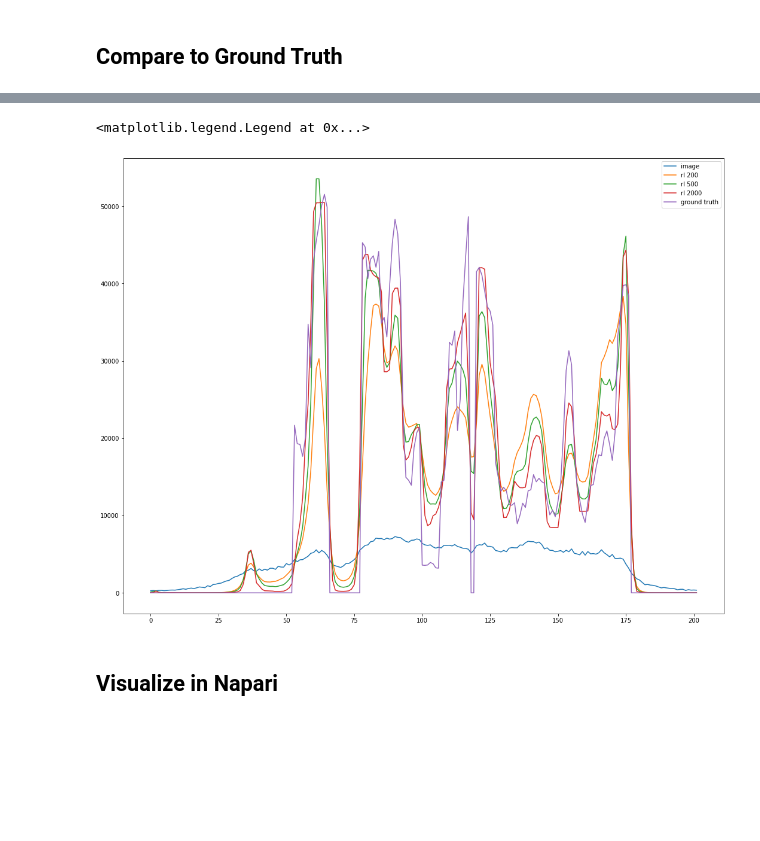
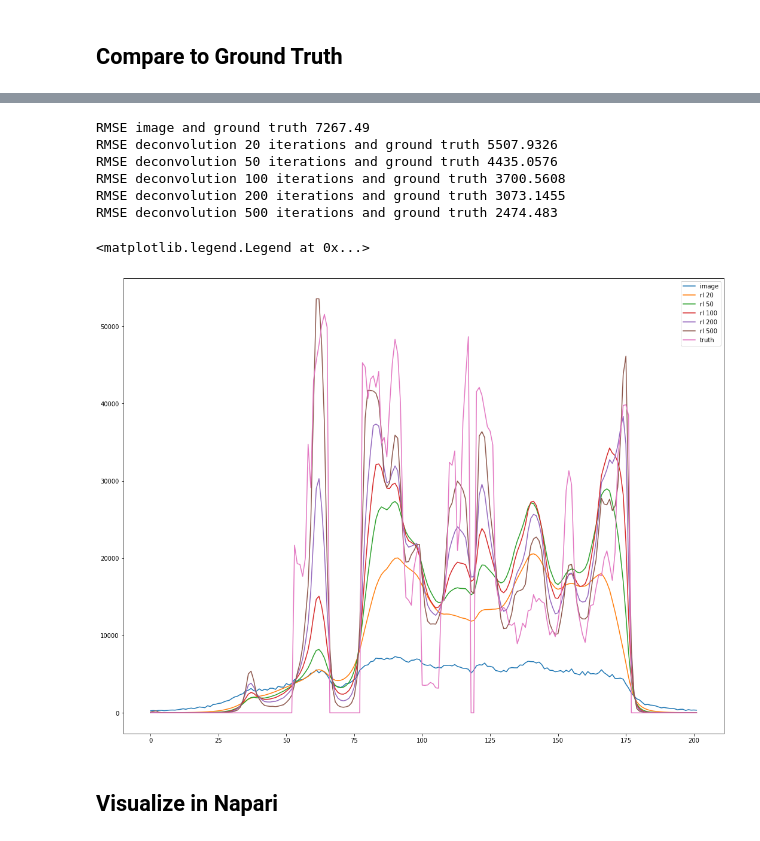
Before and after one commit to haesleinhuepf/I2K2022-napari-workshop, a Jupyter notebook: restoration/Nuclei_Deconvolution_Compare_to_Truth.ipynb, the cells around one changed output, grey strips where cells are left out. Cells and saved outputs as stored; diff of their text form; code cells hidden in the pictures; blank space fills up the shorter version.

Commit message:
Make it easy to change the iteration combinations to be tested

```diff
--- a/restoration/Nuclei_Deconvolution_Compare_to_Truth.ipynb
+++ b/restoration/Nuclei_Deconvolution_Compare_to_Truth.ipynb
@@ -86,10 +87,11 @@ except ImportError:
 # %% [output]
 clij2fft non-circulant rl imported
 # %%
-im_decon_200 = deconvolver(im, psf, 200)
-im_decon_500 = deconvolver(im, psf, 500)
-#im_decon_2000 = deconvolver(im, psf, 2000)
+iterations=[20,50,100,200,500]
+#iterations=[200,500,2000]
 
-fig = show_xyz_max(im_decon_500)
+decons = [deconvolver(im, psf, i) for i in iterations]
+
+fig = show_xyz_max(decons[-1])
 # %% [output]
 get lib
@@ -117,27 +105,43 @@ RMSE deconvolution 2000 iterations and ground truth 2010.1144
-# %%
-import matplotlib.pyplot as plt
-s=im.shape
-
-fig, ax = plt.subplots(figsize=(18,14))
-
-line=im[int(s[0]/2),int(s[1]/2),:]
-ax.plot(line, label = 'image')
-
-line2=im_decon_200[int(s[0]/2),int(s[1]/2),:]
-ax.plot(line2, label='rl 200')
-
-line3=im_decon_500[int(s[0]/2),int(s[1]/2),:]
-ax.plot(line3, label='rl 500')
-
-line3=im_decon_2000[int(s[0]/2),int(s[1]/2),:]
-ax.plot(line3, label='rl 2000')
-
-line4=truth[int(s[0]/2),int(s[1]/2),:]
-ax.plot(line4, label='ground truth')
-ax.legend()
-# %% [output]
-<matplotlib.legend.Legend at 0x...>
-[figure, removed]
+# %%
+import numpy as np
+
+def MSE(a,b):
+    return np.square(np.subtract(a,b)).mean()
+
+def RMSE(a,b):
+    return np.sqrt(MSE(a,b))
+
+print('RMSE image and ground truth',RMSE(truth, im))
+
+for decon, i in zip(decons, iterations):
+    print('RMSE deconvolution',i,'iterations and ground truth',RMSE(truth, decon))
+# %% [output]
+RMSE image and ground truth 7267.49
+RMSE deconvolution 20 iterations and ground truth 5507.9326
+RMSE deconvolution 50 iterations and ground truth 4435.0576
+RMSE deconvolution 100 iterations and ground truth 3700.5608
+RMSE deconvolution 200 iterations and ground truth 3073.1455
+RMSE deconvolution 500 iterations and ground truth 2474.483
+# %%
+import matplotlib.pyplot as plt
+s=im.shape
+
+fig, ax = plt.subplots(figsize=(18,14))
+
+line=im[int(s[0]/2),int(s[1]/2),:]
+ax.plot(line, label = 'image')
+
+for decon, i in zip(decons, iterations):
+    line=decon[int(s[0]/2),int(s[1]/2),:]
+    ax.plot(line, label='rl '+str(i))
+
+line=truth[int(s[0]/2),int(s[1]/2),:]
+ax.plot(line, label='truth')
+
+ax.legend()
+# %% [output]
+<matplotlib.legend.Legend at 0x...>
+[figure, added]
 # %% [markdown]
 ## Visualize in Napari
 # %%
```
Also changed, not shown: parts of 4 cells of this notebook.
